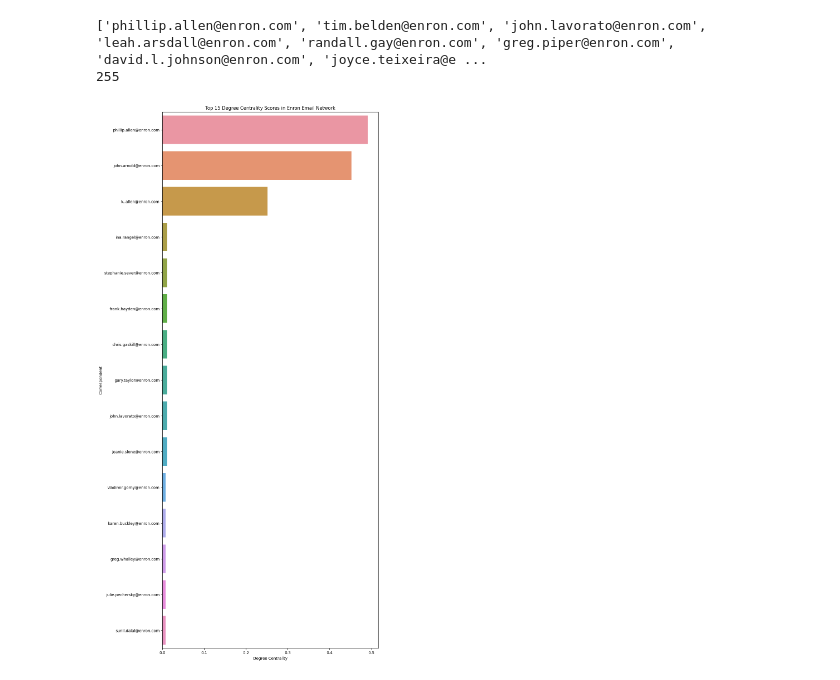
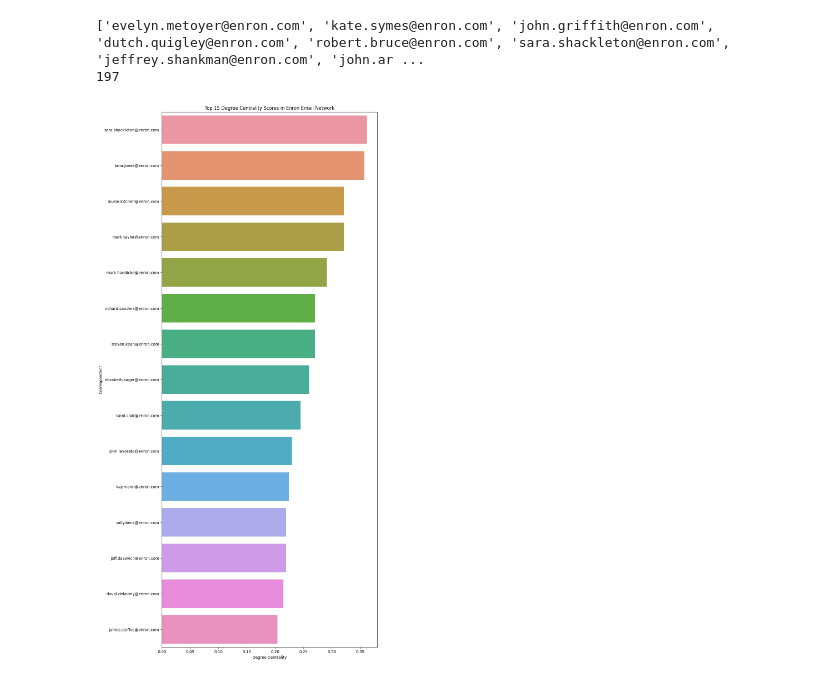
Before and after one commit to Cwarburg/Enron-network-analysis, a Jupyter notebook: network.ipynb, the cells around one changed output. Cells and saved outputs as stored; diff of their text form; code cells hidden in the pictures.

Commit message:
further data cleaning and analysis of the network

```diff
--- a/network.ipynb
+++ b/network.ipynb
@@ -28,11 +44,9 @@ https://ericmjl.github.io/nxviz/ to learn more. We hope you enjoy using it!
 # %%
 pd.options.mode.chained_assignment = None
 
-chunk = pd.read_csv('emails.csv', chunksize=5000)
-data = next(chunk)
+data = pd.read_csv('../emails.csv')
+data = data.sample(n=250000, random_state=7)  # Using random_state for reproducibility
 
 data.info()
-
-len(data)
 # %% [output]
 <class 'pandas.core.frame.DataFrame'>
@@ -136,30 +223,46 @@ G = nx.from_pandas_edgelist(data, 'sender', 'recipient1', edge_attr=['date', 'su
 # %%
-G = nx.from_pandas_edgelist(data, 'sender', 'recipient1', edge_attr=['date', 'subject'])
+G = nx.from_pandas_edgelist(edges, 'sender', 'recipient1', edge_attr=['date', 'subject'])
 
 cent = nx.degree_centrality(G)
 name = []
 centrality = []
 
 for key, value in cent.items():
     name.append(key)
     centrality.append(value)
 
 cent = pd.DataFrame()
 cent['name'] = name
 cent['centrality'] = centrality
 cent = cent.sort_values(by='centrality', ascending=False)
 
 plt.figure(figsize=(10, 25))
 _ = sns.barplot(x='centrality', y='name', data=cent[:15], orient='h')
 _ = plt.xlabel('Degree Centrality')
 _ = plt.ylabel('Correspondent')
 _ = plt.title('Top 15 Degree Centrality Scores in Enron Email Network')
 print(G.nodes())
 print(len(G.nodes()))
+plt.savefig('images/centrality.png')
+
+
+
+sent_counts = data.groupby('sender').size().rename('sent_count')
+
+# 2. Count number of emails received per person
+recv_counts = data.groupby('recipient1').size().rename('recv_count')
+
+# 3. Merge those two counts into one table
+counts = pd.concat([sent_counts, recv_counts], axis=1).fillna(0).astype(int)
+
+# 4. Select only those with ≥50 sent AND ≥50 received
+
+
+# 5. Filter your node list
 # %% [output]
-['phillip.allen@enron.com', 'tim.belden@enron.com', 'john.lavorato@enron.com', 'leah.arsdall@enron.com', 'randall.gay@enron.com', 'greg.piper@enron.com', 'david.l.johnson@enron.com', 'joyce.teixeira@e ...
-255
+['evelyn.metoyer@enron.com', 'kate.symes@enron.com', 'john.griffith@enron.com', 'dutch.quigley@enron.com', 'robert.bruce@enron.com', 'sara.shackleton@enron.com', 'jeffrey.shankman@enron.com', 'john.ar ...
+197
-[figure, old version]
+[figure, new version]
 # %%
 between = nx.betweenness_centrality(G)
 name = []
```
Also changed, not shown: parts of 13 cells of this notebook.
